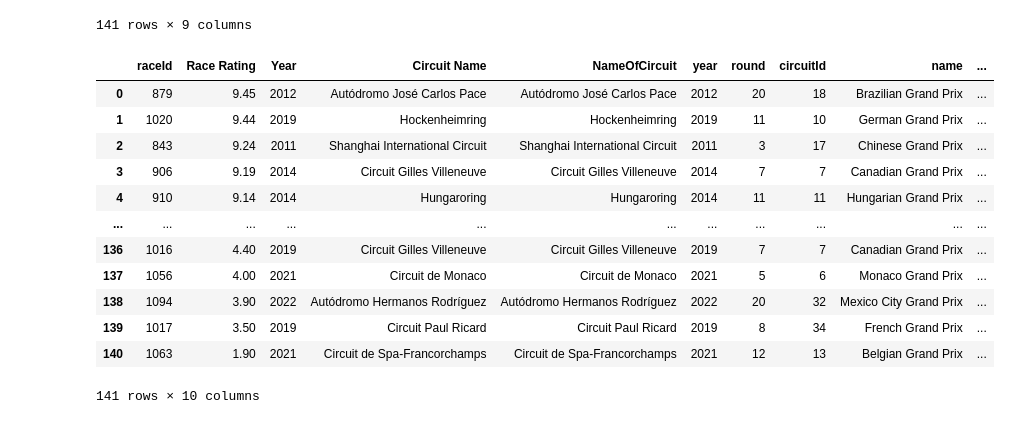
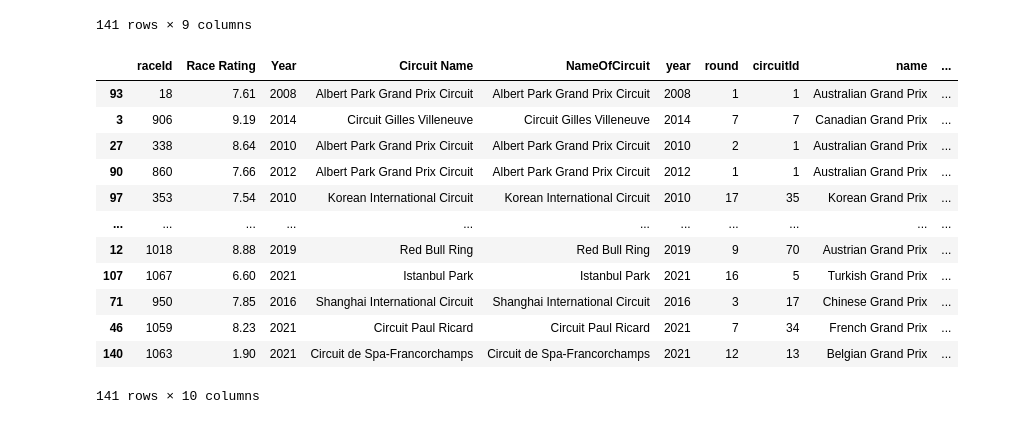
Before and after one commit to jasonhsu8/Formula-1-Project, a Jupyter notebook: JJ Notebooks/start.ipynb, the cells around one changed output. Drawn from its saved outputs; the diff is of its cells as text; code cells hidden in the pictures.

```diff
--- a/JJ Notebooks/start.ipynb
+++ b/JJ Notebooks/start.ipynb
@@ -413,19 +413,20 @@ def dnf_count(results_df, race_id_in_results):
 
     return dnf_counter
 # %%
-race_stats_ratings['dnf'] = race_stats_ratings.raceId.apply(lambda x: dnf_count(results, x))
+race_stats_ratings['DNF'] = race_stats_ratings.raceId.apply(lambda x: dnf_count(results, x))
+race_stats_ratings.sort_values(by="DNF", ascending=False, inplace=True)
 race_stats_ratings
 # %% [output]
 |  | raceId | Race Rating | Year | Circuit Name | NameOfCircuit | year | round | circuitId | name | ... |
-| 0 | 879 | 9.45 | 2012 | Autódromo José Carlos Pace | Autódromo José Carlos Pace | 2012 | 20 | 18 | Brazilian Grand Prix | ... |
-| 1 | 1020 | 9.44 | 2019 | Hockenheimring | Hockenheimring | 2019 | 11 | 10 | German Grand Prix | ... |
-| 2 | 843 | 9.24 | 2011 | Shanghai International Circuit | Shanghai International Circuit | 2011 | 3 | 17 | Chinese Grand Prix | ... |
+| 93 | 18 | 7.61 | 2008 | Albert Park Grand Prix Circuit | Albert Park Grand Prix Circuit | 2008 | 1 | 1 | Australian Grand Prix | ... |
 | 3 | 906 | 9.19 | 2014 | Circuit Gilles Villeneuve | Circuit Gilles Villeneuve | 2014 | 7 | 7 | Canadian Grand Prix | ... |
-| 4 | 910 | 9.14 | 2014 | Hungaroring | Hungaroring | 2014 | 11 | 11 | Hungarian Grand Prix | ... |
+| 27 | 338 | 8.64 | 2010 | Albert Park Grand Prix Circuit | Albert Park Grand Prix Circuit | 2010 | 2 | 1 | Australian Grand Prix | ... |
+| 90 | 860 | 7.66 | 2012 | Albert Park Grand Prix Circuit | Albert Park Grand Prix Circuit | 2012 | 1 | 1 | Australian Grand Prix | ... |
+| 97 | 353 | 7.54 | 2010 | Korean International Circuit | Korean International Circuit | 2010 | 17 | 35 | Korean Grand Prix | ... |
 | ... | ... | ... | ... | ... | ... | ... | ... | ... | ... | ... |
-| 136 | 1016 | 4.40 | 2019 | Circuit Gilles Villeneuve | Circuit Gilles Villeneuve | 2019 | 7 | 7 | Canadian Grand Prix | ... |
-| 137 | 1056 | 4.00 | 2021 | Circuit de Monaco | Circuit de Monaco | 2021 | 5 | 6 | Monaco Grand Prix | ... |
-| 138 | 1094 | 3.90 | 2022 | Autódromo Hermanos Rodríguez | Autódromo Hermanos Rodríguez | 2022 | 20 | 32 | Mexico City Grand Prix | ... |
-| 139 | 1017 | 3.50 | 2019 | Circuit Paul Ricard | Circuit Paul Ricard | 2019 | 8 | 34 | French Grand Prix | ... |
+| 12 | 1018 | 8.88 | 2019 | Red Bull Ring | Red Bull Ring | 2019 | 9 | 70 | Austrian Grand Prix | ... |
+| 107 | 1067 | 6.60 | 2021 | Istanbul Park | Istanbul Park | 2021 | 16 | 5 | Turkish Grand Prix | ... |
+| 71 | 950 | 7.85 | 2016 | Shanghai International Circuit | Shanghai International Circuit | 2016 | 3 | 17 | Chinese Grand Prix | ... |
+| 46 | 1059 | 8.23 | 2021 | Circuit Paul Ricard | Circuit Paul Ricard | 2021 | 7 | 34 | French Grand Prix | ... |
 | 140 | 1063 | 1.90 | 2021 | Circuit de Spa-Francorchamps | Circuit de Spa-Francorchamps | 2021 | 12 | 13 | Belgian Grand Prix | ... |
 141 rows × 10 columns
```
Also changed, not shown: parts of 3 cells of this notebook.
